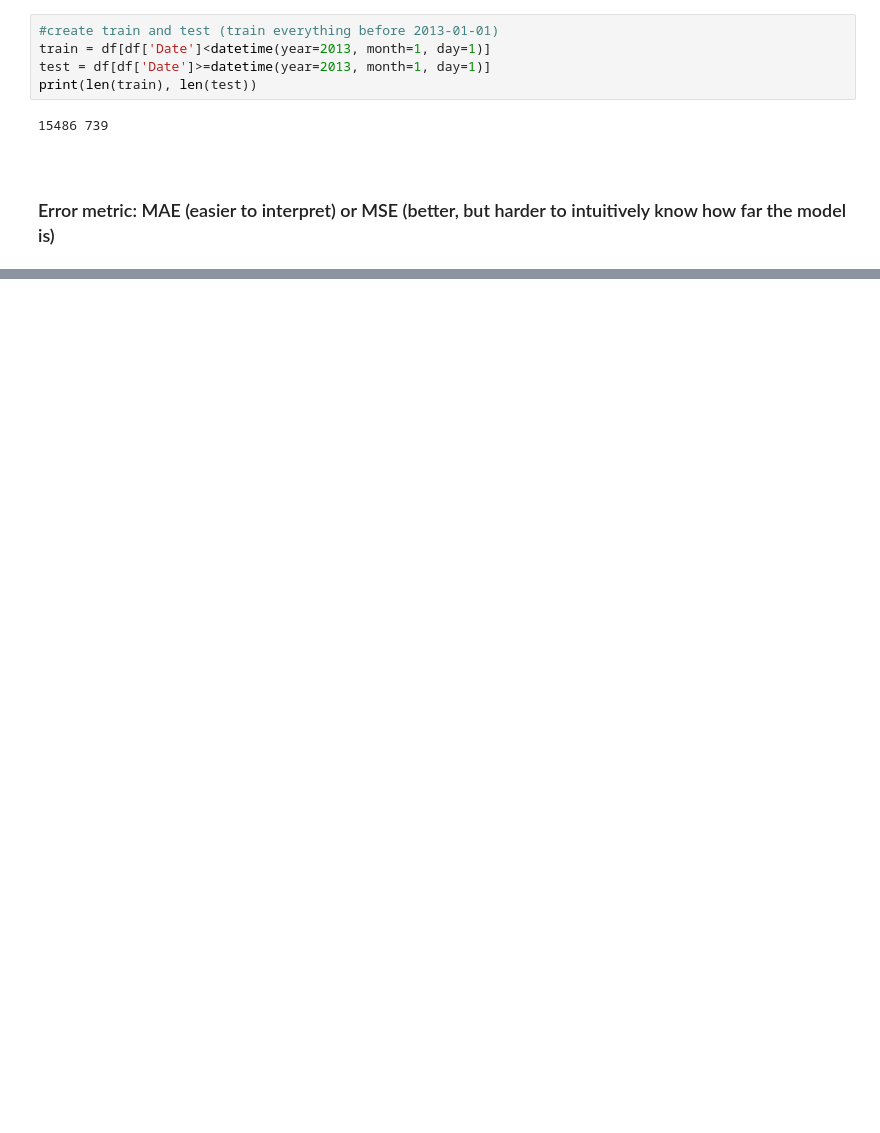
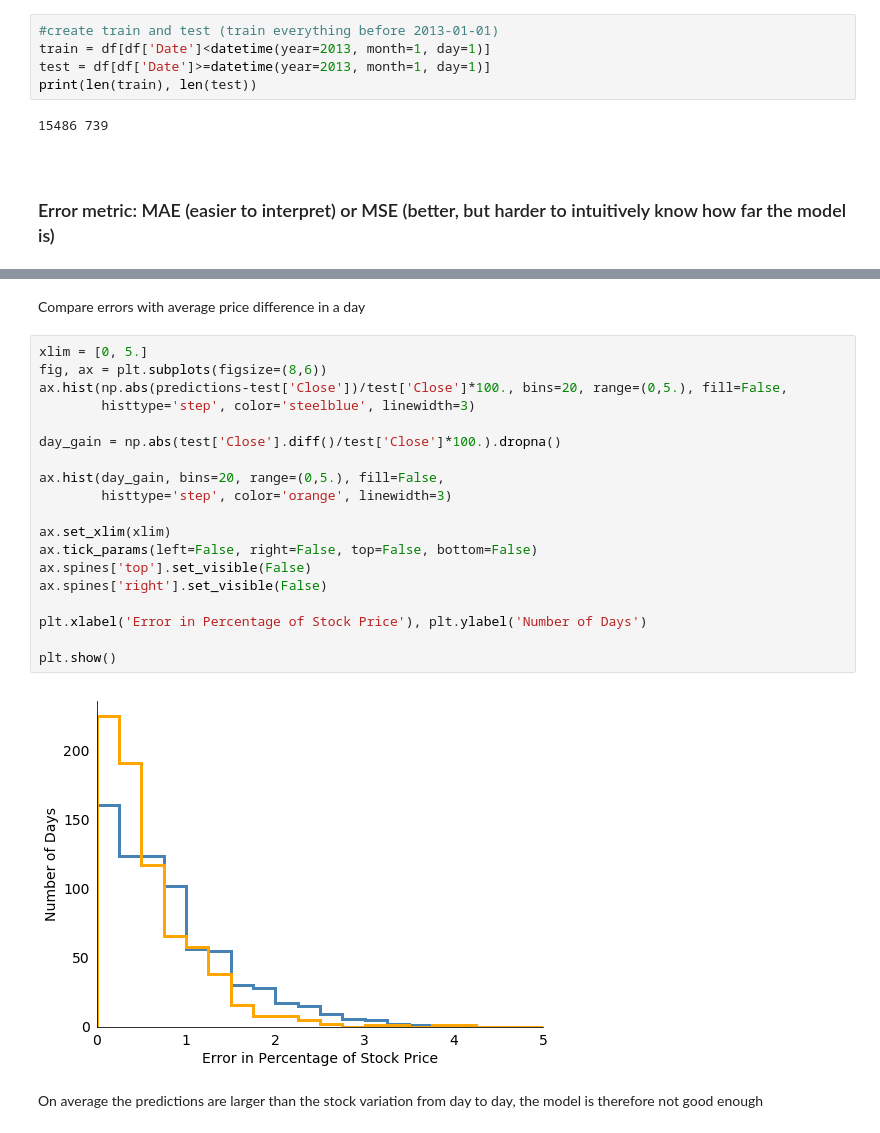
Before and after one commit to BrunoHenryCDMal/datascience.github.io, a Jupyter notebook: projects/Project_236_ML_LinearRegression__PredictingStockMarket.ipynb, the cells around one changed output, grey strips where cells are left out. Saved outputs shown, nothing was run; the diff lists cells and outputs as text; blank space fills up the shorter version.

```diff
--- a/projects/Project_236_ML_LinearRegression__PredictingStockMarket.ipynb
+++ b/projects/Project_236_ML_LinearRegression__PredictingStockMarket.ipynb
@@ -182,0 +174,25 @@ plt.show()
+# %% [markdown]
+ Compare errors with average price difference in a day
+# %%
+xlim = [0, 5.]
+fig, ax = plt.subplots(figsize=(8,6))
+ax.hist(np.abs(predictions-test['Close'])/test['Close']*100., bins=20, range=(0,5.), fill=False,
+        histtype='step', color='steelblue', linewidth=3)
+
+day_gain = np.abs(test['Close'].diff()/test['Close']*100.).dropna()
+
+ax.hist(day_gain, bins=20, range=(0,5.), fill=False,
+        histtype='step', color='orange', linewidth=3)
+
+ax.set_xlim(xlim)
+ax.tick_params(left=False, right=False, top=False, bottom=False)
+ax.spines['top'].set_visible(False)
+ax.spines['right'].set_visible(False)
+
+plt.xlabel('Error in Percentage of Stock Price'), plt.ylabel('Number of Days')
+
+plt.show()
+# %% [output]
+[figure, added]
+# %% [markdown]
+On average the predictions are larger than the stock variation from day to day, the model is therefore not good enough
```
Also changed, not shown: parts of 22 cells of this notebook, 22 other files.
